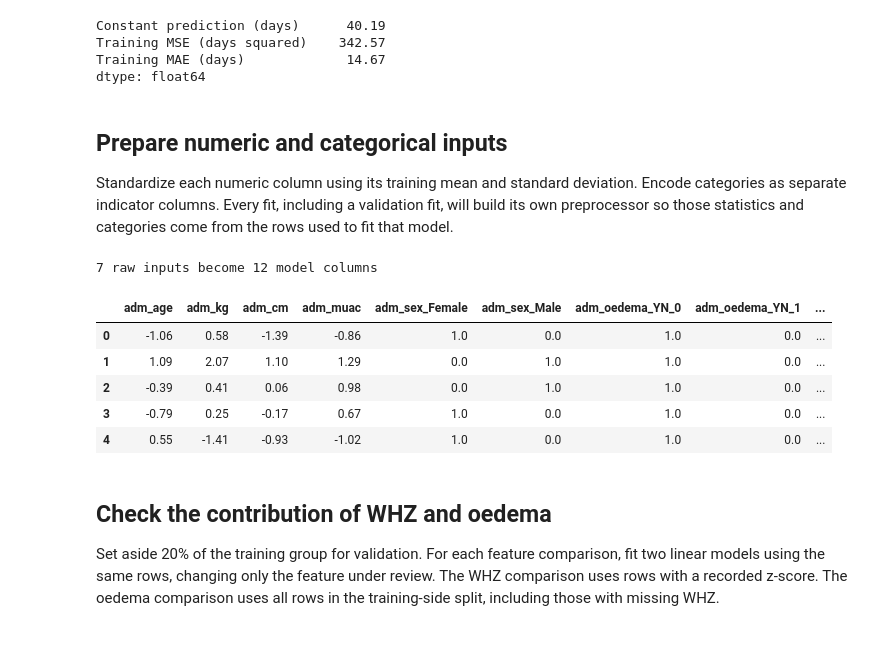
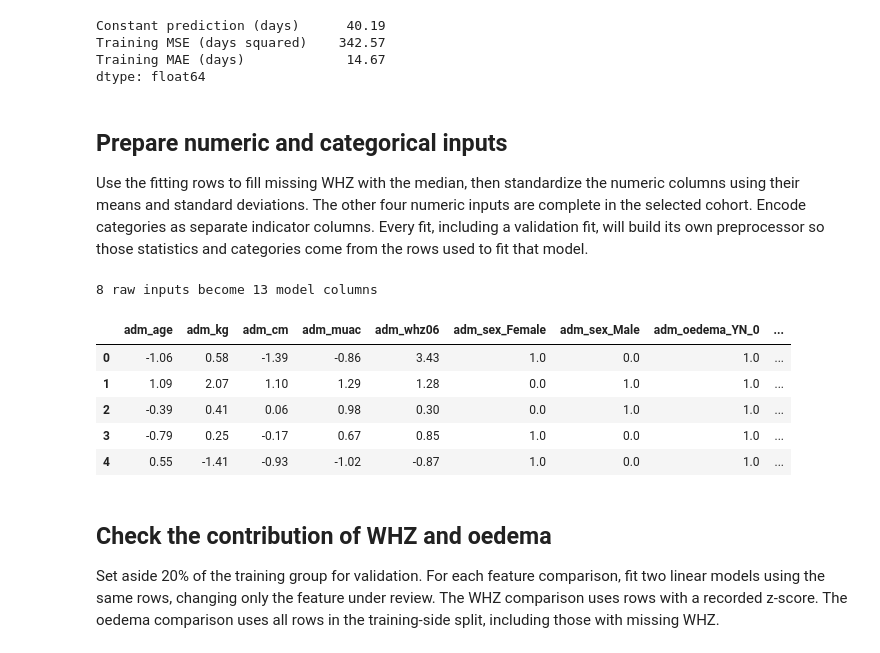
Before and after one commit to Mich-O/linear_regression_model, a Jupyter notebook: summative/linear_regression/multivariate.ipynb, the cells around one changed output. Saved outputs shown, nothing was run; the diff lists cells and outputs as text; code cells hidden in the pictures.

```diff
--- a/summative/linear_regression/multivariate.ipynb
+++ b/summative/linear_regression/multivariate.ipynb
@@ -28,6 +28,8 @@ numeric_features = ["adm_age", "adm_kg", "adm_cm", "adm_muac"]
 categorical_features = ["adm_sex", "adm_oedema_YN", "adm_referral"]
 shared_features = numeric_features + categorical_features
 z_score = "adm_whz06"
+model_numeric_features = [*numeric_features, z_score]
+model_features = model_numeric_features + categorical_features
 target = "recovered_los"
 
 eligible = source.loc[
@@ -219,37 +221,43 @@ dtype: float64
 # %% [markdown]
 ## Prepare numeric and categorical inputs
 
-Standardize each numeric column using its training mean and standard deviation. Encode categories as separate indicator columns. Every fit, including a validation fit, will build its own preprocessor so those statistics and categories come from the rows used to fit that model.
+Use the fitting rows to fill missing WHZ with the median, then standardize the numeric columns using their means and standard deviations. The other four numeric inputs are complete in the selected cohort. Encode categories as separate indicator columns. Every fit, including a validation fit, will build its own preprocessor so those statistics and categories come from the rows used to fit that model.
 # %%
 from sklearn.compose import ColumnTransformer
+from sklearn.impute import SimpleImputer
+from sklearn.pipeline import Pipeline
 from sklearn.preprocessing import OneHotEncoder, StandardScaler
 
 
 def make_preprocessor(numeric_columns, categorical_columns):
+    numeric_pipeline = Pipeline([
+        ("impute", SimpleImputer(strategy="median")),
+        ("scale", StandardScaler()),
+    ])
     return ColumnTransformer(
         [
-            ("numeric", StandardScaler(), numeric_columns),
+            ("numeric", numeric_pipeline, numeric_columns),
             ("categorical", OneHotEncoder(handle_unknown="ignore"), categorical_columns),
         ],
         verbose_feature_names_out=False,
     )
 
 
-preview_preprocessor = make_preprocessor(numeric_features, categorical_features)
-encoded_train = preview_preprocessor.fit_transform(train[shared_features])
-print(f"{len(shared_features)} raw inputs become {encoded_train.shape[1]} model columns")
+preview_preprocessor = make_preprocessor(model_numeric_features, categorical_features)
+encoded_train = preview_preprocessor.fit_transform(train[model_features])
+print(f"{len(model_features)} raw inputs become {encoded_train.shape[1]} model columns")
 pd.DataFrame(
     encoded_train[:5],
     columns=preview_preprocessor.get_feature_names_out(),
 ).round(2)
 # %% [output]
-7 raw inputs become 12 model columns
+8 raw inputs become 13 model columns
-|  | adm_age | adm_kg | adm_cm | adm_muac | adm_sex_Female | adm_sex_Male | adm_oedema_YN_0 | adm_oedema_YN_1 | ... |
-| 0 | -1.06 | 0.58 | -1.39 | -0.86 | 1.0 | 0.0 | 1.0 | 0.0 | ... |
-| 1 | 1.09 | 2.07 | 1.10 | 1.29 | 0.0 | 1.0 | 1.0 | 0.0 | ... |
-| 2 | -0.39 | 0.41 | 0.06 | 0.98 | 0.0 | 1.0 | 1.0 | 0.0 | ... |
-| 3 | -0.79 | 0.25 | -0.17 | 0.67 | 1.0 | 0.0 | 1.0 | 0.0 | ... |
-| 4 | 0.55 | -1.41 | -0.93 | -1.02 | 1.0 | 0.0 | 1.0 | 0.0 | ... |
+|  | adm_age | adm_kg | adm_cm | adm_muac | adm_whz06 | adm_sex_Female | adm_sex_Male | adm_oedema_YN_0 | ... |
+| 0 | -1.06 | 0.58 | -1.39 | -0.86 | 3.43 | 1.0 | 0.0 | 1.0 | ... |
+| 1 | 1.09 | 2.07 | 1.10 | 1.29 | 1.28 | 0.0 | 1.0 | 1.0 | ... |
+| 2 | -0.39 | 0.41 | 0.06 | 0.98 | 0.30 | 0.0 | 1.0 | 1.0 | ... |
+| 3 | -0.79 | 0.25 | -0.17 | 0.67 | 0.85 | 1.0 | 0.0 | 1.0 | ... |
+| 4 | 0.55 | -1.41 | -0.93 | -1.02 | -0.87 | 1.0 | 0.0 | 1.0 | ... |
 # %% [markdown]
 ## Check the contribution of WHZ and oedema
 
```
Also changed, not shown: parts of 14 cells of this notebook, 1 other file.
